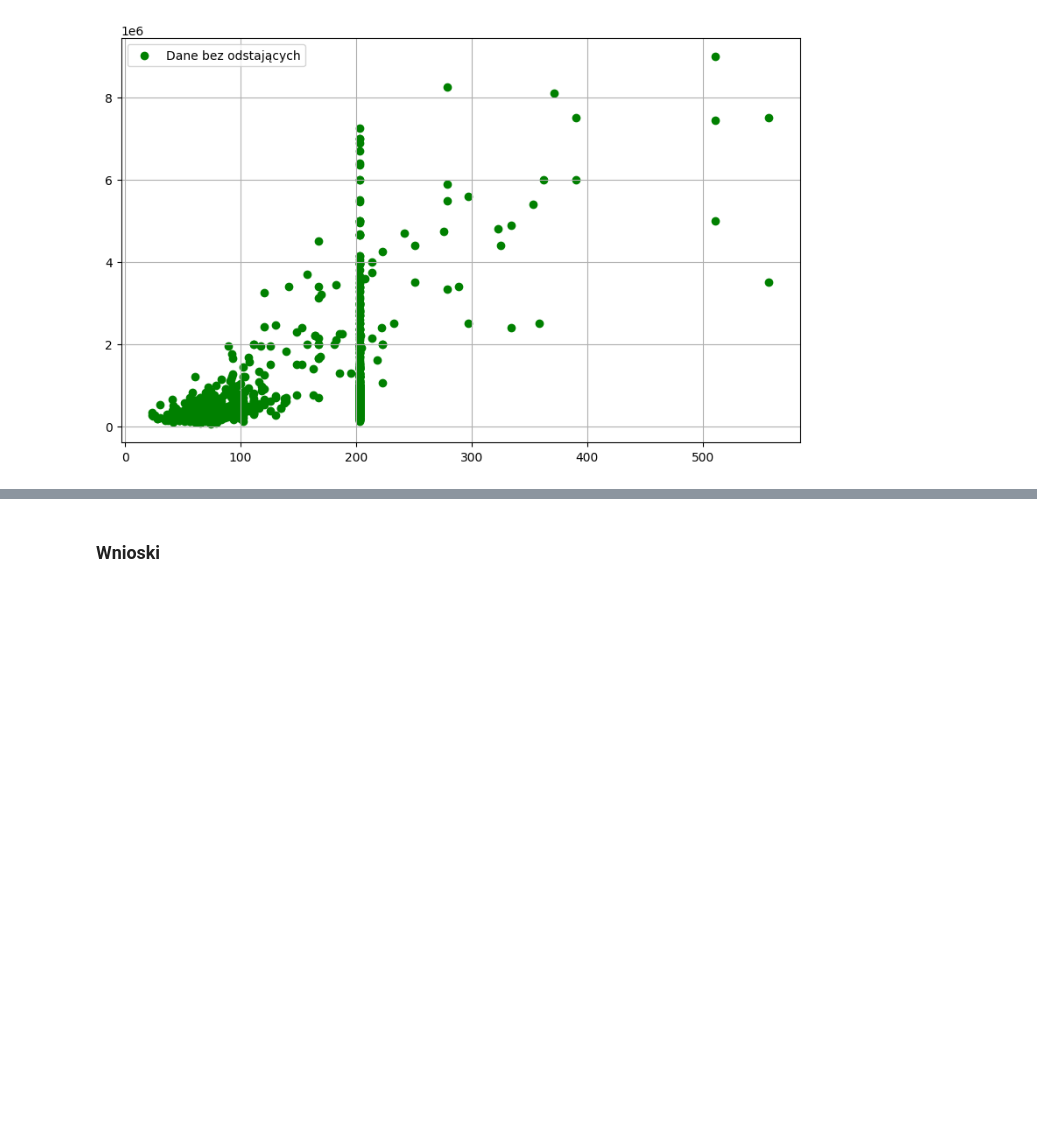
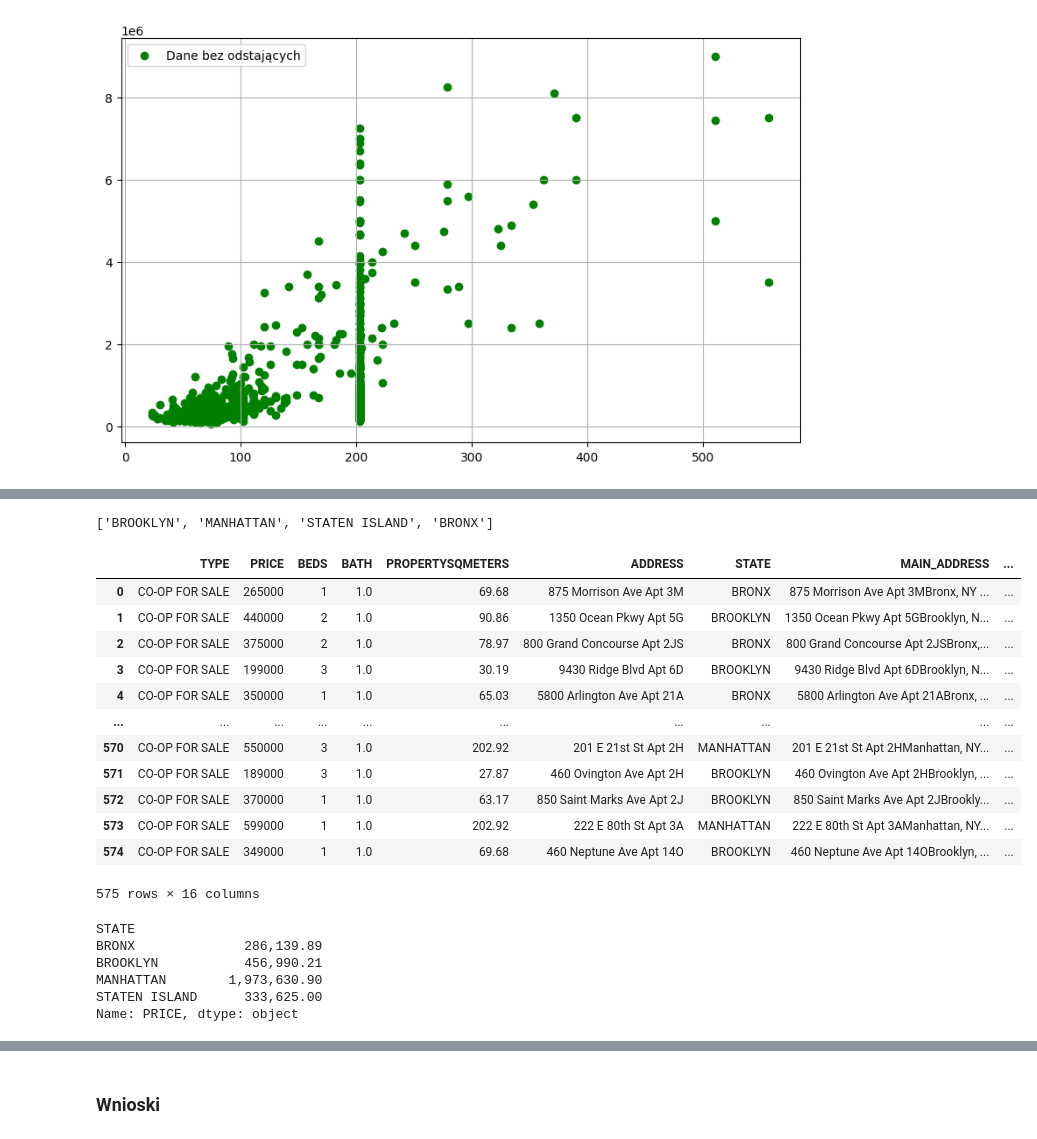
Before and after one commit to Baginka/DA_BA_NYCH, a Jupyter notebook: Data Analysis.ipynb, the cells around one changed output, grey strips where cells are left out. Drawn from its saved outputs; the diff is of its cells as text; code cells hidden in the pictures; blank space fills up the shorter version.

```diff
--- a/Data Analysis.ipynb
+++ b/Data Analysis.ipynb
@@ -255,3 +278,45 @@ PROPERTYSQMETERS
 275.83      1
 Name: count, Length: 174, dtype: int64
+# %%
+state = borough['BOROUGH'][borough['BOROUGH'] != 'Queens']
+st = list(set(borough['BOROUGH']))
+b = [str(B) for B in st]
+b
+STATE = []
+for element in b:
+    STATE.append(element.upper())
+STATE
+# %% [output]
+['BROOKLYN', 'MANHATTAN', 'STATEN ISLAND', 'BRONX']
+# %%
+df_borough = df_copy
+df_borough['STATE'] = df_borough['STATE'].str.split(',').str[0]
+df_borough = df_borough[df_borough["STATE"].isin(STATE)]
+df_borough.reset_index(drop=True)
+# %% [output]
+|  | TYPE | PRICE | BEDS | BATH | PROPERTYSQMETERS | ADDRESS | STATE | MAIN_ADDRESS | ... |
+| 0 | CO-OP FOR SALE | 265000 | 1 | 1.0 | 69.68 | 875 Morrison Ave Apt 3M | BRONX | 875 Morrison Ave Apt 3MBronx, NY ... | ... |
+| 1 | CO-OP FOR SALE | 440000 | 2 | 1.0 | 90.86 | 1350 Ocean Pkwy Apt 5G | BROOKLYN | 1350 Ocean Pkwy Apt 5GBrooklyn, N... | ... |
+| 2 | CO-OP FOR SALE | 375000 | 2 | 1.0 | 78.97 | 800 Grand Concourse Apt 2JS | BRONX | 800 Grand Concourse Apt 2JSBronx,... | ... |
+| 3 | CO-OP FOR SALE | 199000 | 3 | 1.0 | 30.19 | 9430 Ridge Blvd Apt 6D | BROOKLYN | 9430 Ridge Blvd Apt 6DBrooklyn, N... | ... |
+| 4 | CO-OP FOR SALE | 350000 | 1 | 1.0 | 65.03 | 5800 Arlington Ave Apt 21A | BRONX | 5800 Arlington Ave Apt 21ABronx, ... | ... |
+| ... | ... | ... | ... | ... | ... | ... | ... | ... | ... |
+| 570 | CO-OP FOR SALE | 550000 | 3 | 1.0 | 202.92 | 201 E 21st St Apt 2H | MANHATTAN | 201 E 21st St Apt 2HManhattan, NY... | ... |
+| 571 | CO-OP FOR SALE | 189000 | 3 | 1.0 | 27.87 | 460 Ovington Ave Apt 2H | BROOKLYN | 460 Ovington Ave Apt 2HBrooklyn, ... | ... |
+| 572 | CO-OP FOR SALE | 370000 | 1 | 1.0 | 63.17 | 850 Saint Marks Ave Apt 2J | BROOKLYN | 850 Saint Marks Ave Apt 2JBrookly... | ... |
+| 573 | CO-OP FOR SALE | 599000 | 1 | 1.0 | 202.92 | 222 E 80th St Apt 3A | MANHATTAN | 222 E 80th St Apt 3AManhattan, NY... | ... |
+| 574 | CO-OP FOR SALE | 349000 | 1 | 1.0 | 69.68 | 460 Neptune Ave Apt 14O | BROOKLYN | 460 Neptune Ave Apt 14OBrooklyn, ... | ... |
+575 rows × 16 columns
+# %%
+# Średnia cena nieruchomości w zależności od dzielnicy
+df_borough
+average_prices = df_borough.groupby('STATE')['PRICE'].mean().apply(lambda x: '{:,.2f}'.format(x))
+average_prices
+# %% [output]
+STATE
+BRONX              286,139.89
+BROOKLYN           456,990.21
+MANHATTAN        1,973,630.90
+STATEN ISLAND      333,625.00
+Name: PRICE, dtype: object
 # %%
```
Also changed, not shown: parts of 12 cells of this notebook.
